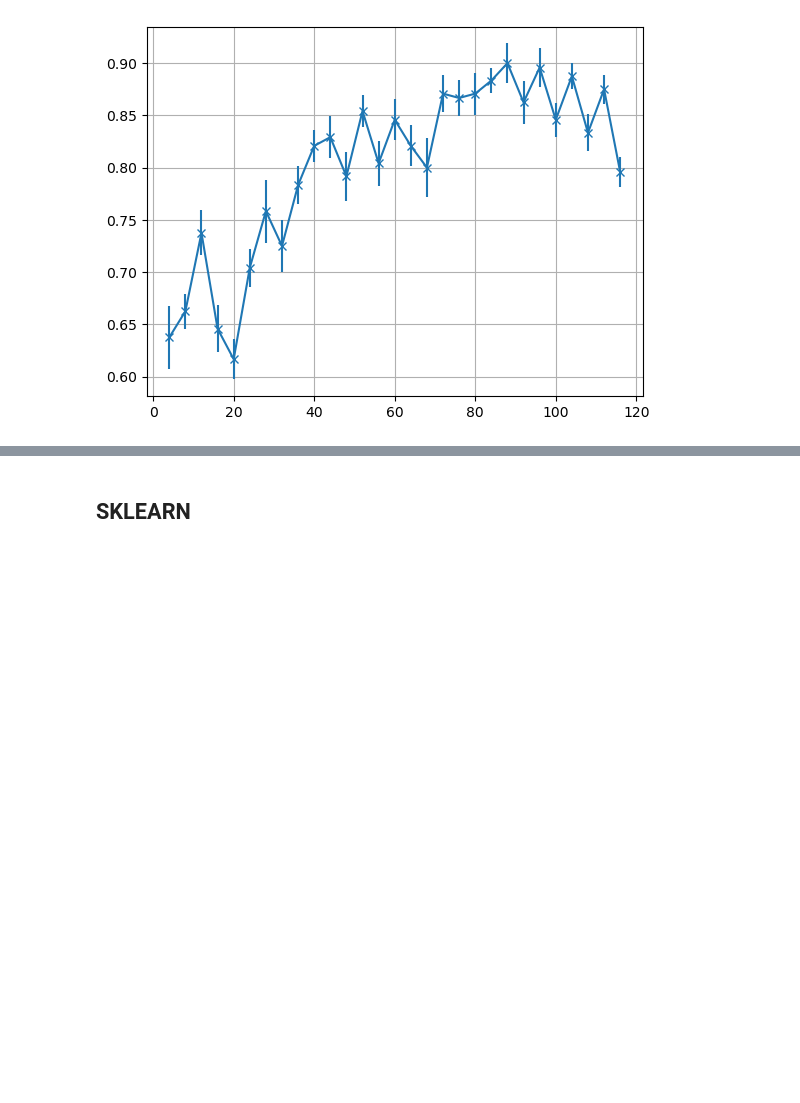
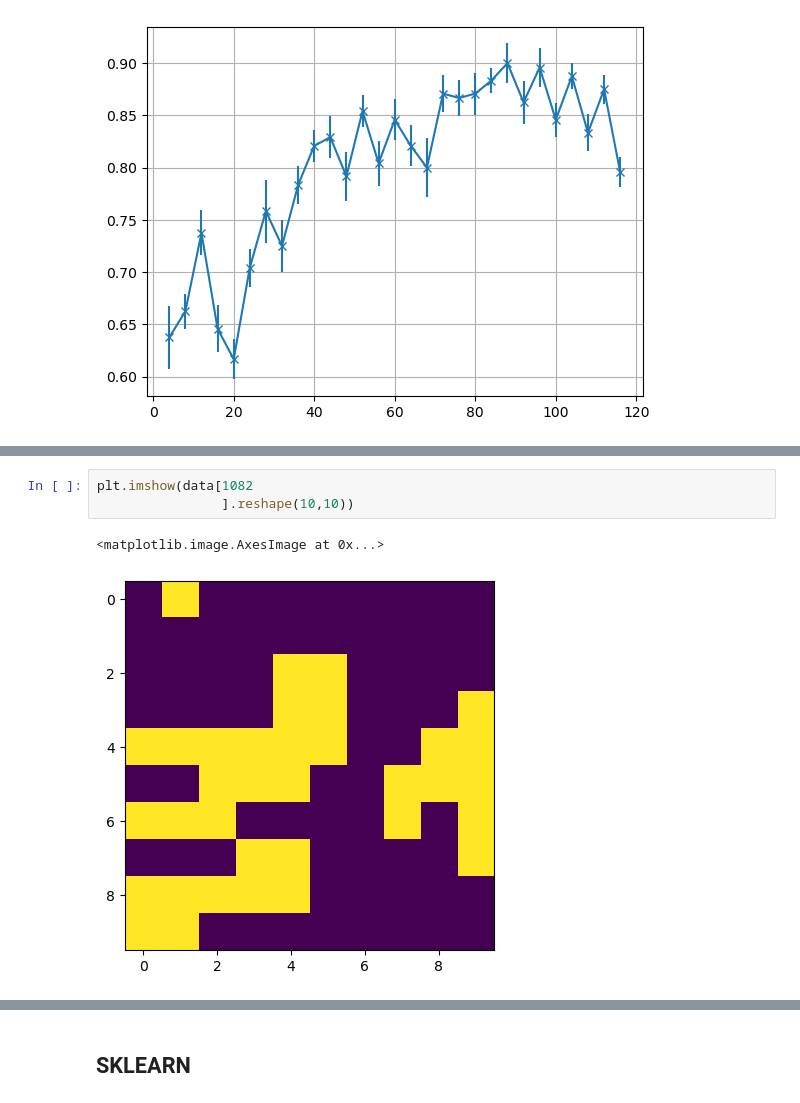
Before and after one commit to feanor3/tesi, a Jupyter notebook: analysis.ipynb, the cells around one changed output, grey strips where cells are left out. Drawn from its saved outputs; the diff is of its cells as text; blank space fills up the shorter version.

```diff
--- a/analysis.ipynb
+++ b/analysis.ipynb
@@ -129,0 +107,6 @@ plt.grid(True)
+# %%
+plt.imshow(data[1082
+                ].reshape(10,10))
+# %% [output]
+<matplotlib.image.AxesImage at 0x...>
+[figure, added]
```
Also changed, not shown: parts of 8 cells of this notebook, 1 other file.
